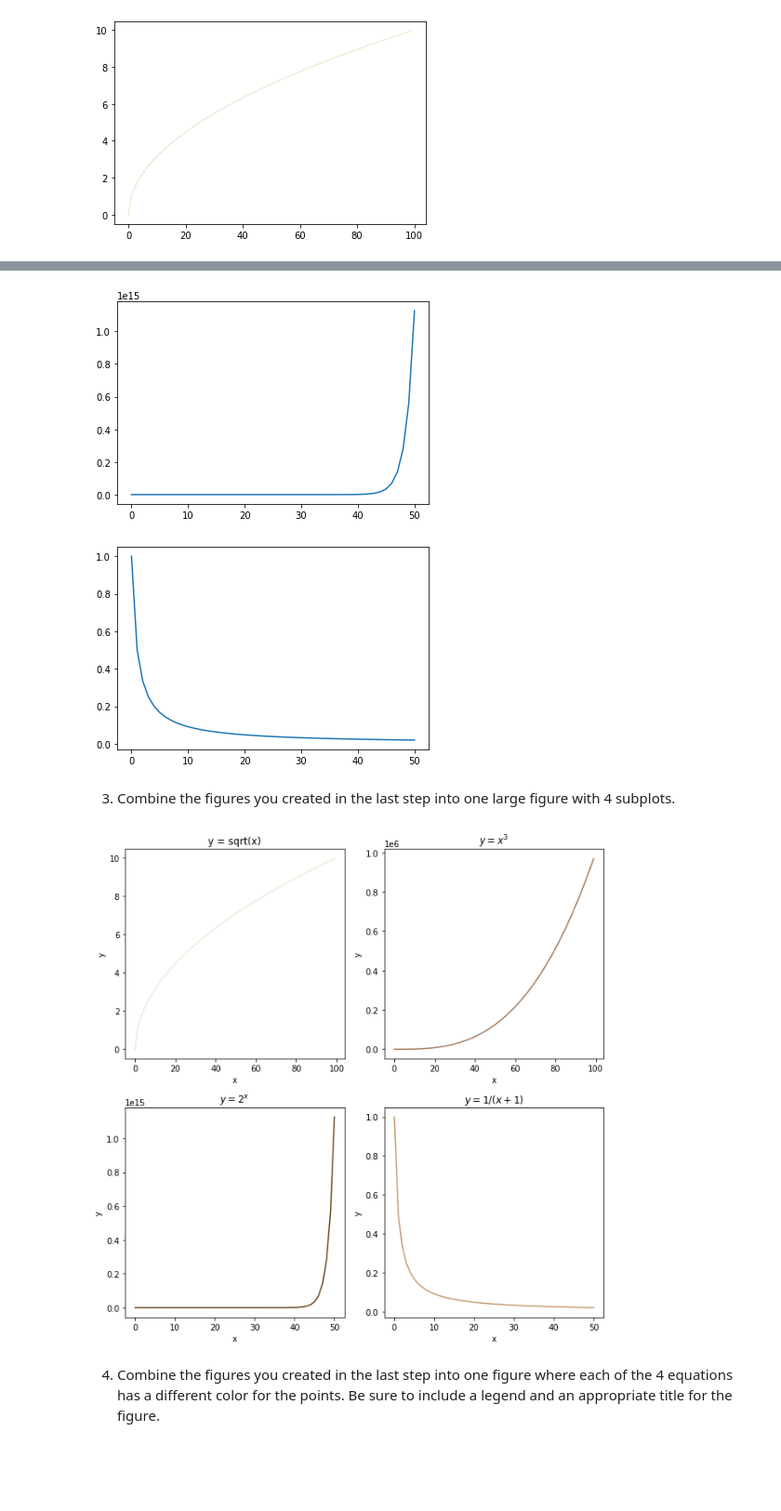
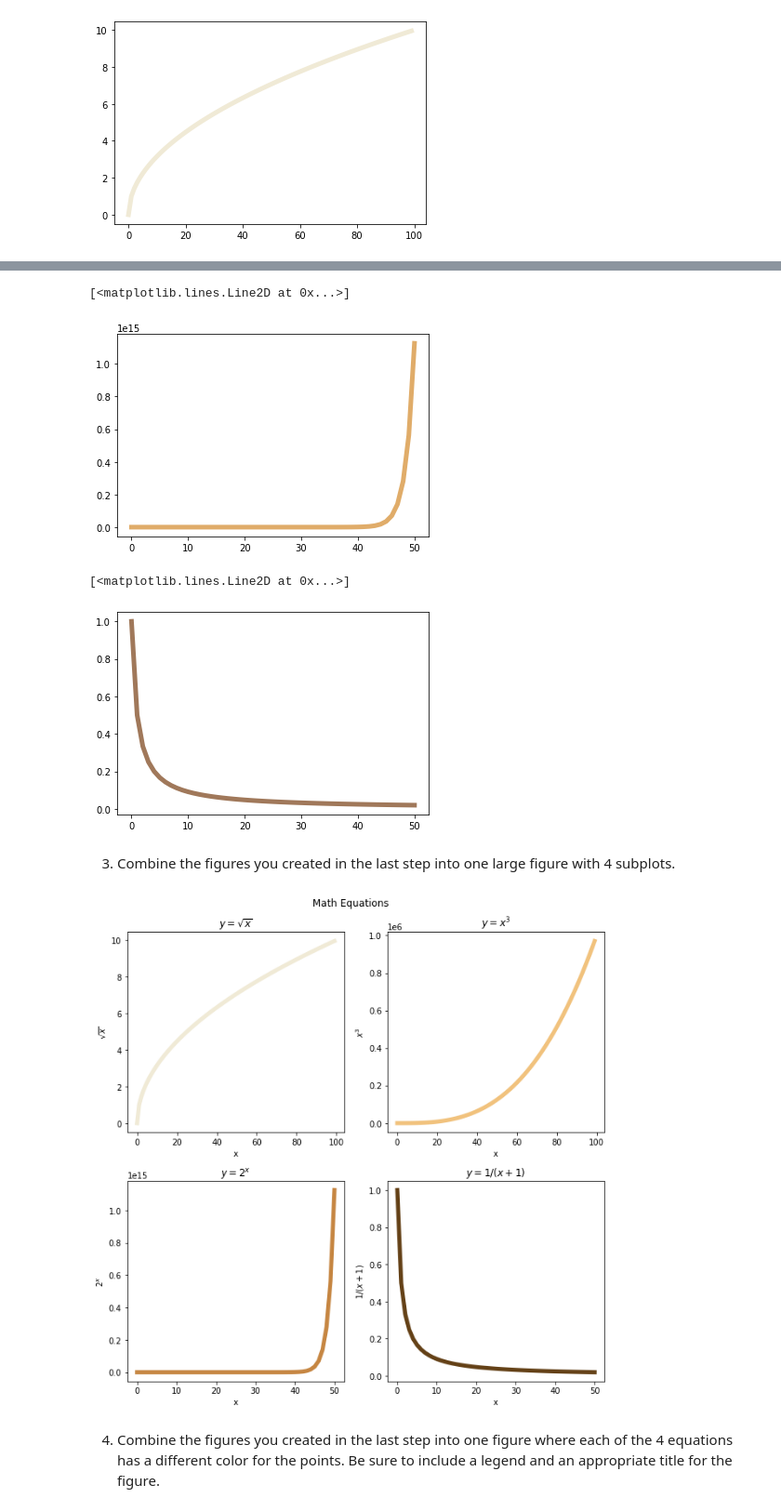
Before and after one commit to m3redithw/numpy-pandas-visualization-exercises, a Jupyter notebook: matplotlib_exercises.ipynb, the cells around one changed output, grey strips where cells are left out. Shown at 93% size. Drawn from its saved outputs; the diff is of its cells as text; code cells hidden in the pictures; blank space fills up the shorter version.

Commit message:
updated matplotlib exercises

```diff
--- a/matplotlib_exercises.ipynb
+++ b/matplotlib_exercises.ipynb
@@ -49,57 +50,59 @@ plt.ylabel('y')
 # y = 2^x
 x = list(range(0,51))
 y = [2**n for n in x]
-plt.plot(x,y)
+plt.plot(x, y, c = '#e0ac69', linewidth = 5)
 # %% [output]
+[<matplotlib.lines.Line2D at 0x...>]
-[figure, old version]
+[figure, new version]
 # %%
 # y = 1/(x+1)
 x = list(range(0,51))
 y = [1/(n+1) for n in x]
-plt.plot(x,y)
+plt.plot(x, y, c = '#a0785a', linewidth = 5)
 # %% [output]
+[<matplotlib.lines.Line2D at 0x...>]
-[figure, old version]
+[figure, new version]
 # %% [markdown]
 3. Combine the figures you created in the last step into one large figure with 4 subplots.
 # %%
 plt.figure(figsize = (9,9))
-
+plt.suptitle('Math Equations')
 
 plt.subplot(221)
 x = list(range(100))
 y = [math.sqrt(n) for n in x]
-plt.plot(x, y, color = '#f0ead6')
+plt.plot(x, y, color = '#f0ead6', linewidth = 5)
 plt.xlabel('x')
-plt.ylabel('y')
-plt.title('y = sqrt(x)')
+plt.ylabel('$\sqrt{x}$')
+plt.title('$y = \sqrt{x}$')
 
 plt.subplot(222)
 x = list(range(100))
 y = [n ** 3 for n in x]
-plt.plot(x, y, color = '#a0785a')
+plt.plot(x, y, color = '#f1c27d', linewidth = 5)
 plt.xlabel('x')
-plt.ylabel('y')
+plt.ylabel('$x^3$')
 plt.title('$y = x^3$')
 
 plt.subplot(223)
 x = list(range(0,51))
 y = [2**n for n in x]
-plt.plot(x, y, color = '#644117')
+plt.plot(x, y, color = '#c68642', linewidth = 5)
 plt.xlabel('x')
-plt.ylabel('y')
+plt.ylabel('$2^x$')
 plt.title('$y = 2^x$')
 
 plt.subplot(224)
 x = list(range(0,51))
 y = [1/(n+1) for n in x]
-plt.plot(x, y, color = '#c19a6b')
+plt.plot(x, y, color = '#644117', linewidth = 5)
 plt.xlabel('x')
-plt.ylabel('y')
+plt.ylabel('$1/(x+1)$')
 plt.title('$y = 1/(x+1)$')
 
 plt.tight_layout()
 # %% [output]
-[figure, old version]
+[figure, new version]
 # %% [markdown]
 4. Combine the figures you created in the last step into one figure where each of the 4 equations has a different color for the points. Be sure to include a legend and an appropriate title for the figure.
 # %%
```
Also changed, not shown: parts of 4 cells of this notebook.
